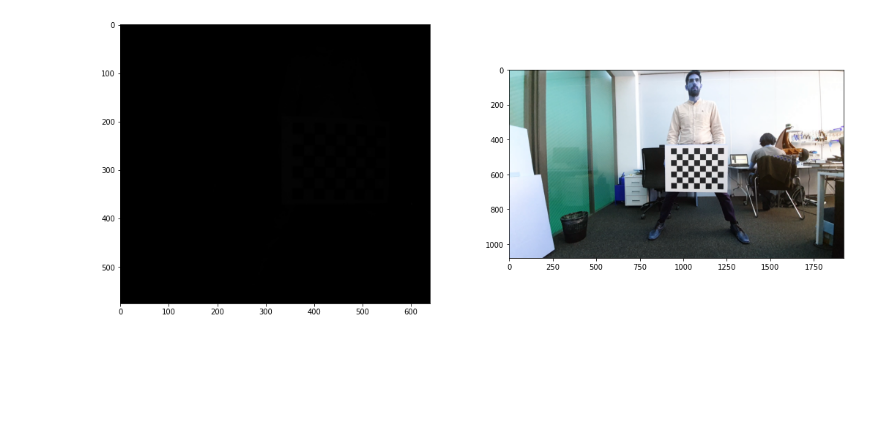
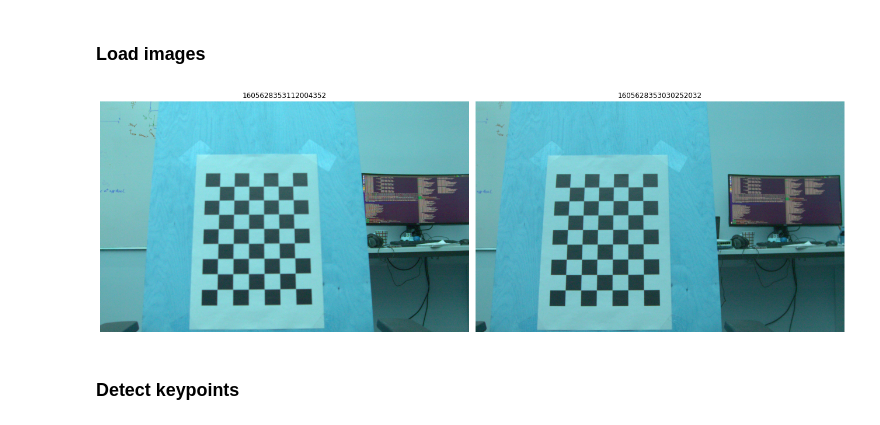
Before and after one commit to Marselka/CalibrationProject, a Jupyter notebook: extrinsics_calibration.ipynb, the cells around one changed output. Cells and saved outputs as stored; diff of their text form; code cells hidden in the pictures; blank space fills up the shorter version.

```diff
--- a/extrinsics_calibration.ipynb
+++ b/extrinsics_calibration.ipynb
@@ -51,3 +28,25 @@ for fn1, fn2 in zip(file_names1, file_names2):
+# %% [markdown]
+### Load images
+# %%
+# Be careful with the extension
+img_ext = '.jpg'
+# %%
+data_path1 = "/home/konstantin/datasets/bandeja-sequence/2020-11-17-18-52-32-chess/camera0"
+data_path2 = "/home/konstantin/datasets/bandeja-sequence/2020-11-17-18-52-32-chess/camera1"
+# %%
+# Deterime matching pairs using timestamps or if they are not in sync then you have to provide pairs manually
+timestamps1, timestamps2 = get_matching_pairs(data_path1, data_path2)
 # %%
-images1 = get_images(data_path1, file_name_list=file_names1)
-images2 = get_images(data_path2, file_name_list=file_names2)
+images1 = get_images(data_path1, period=4, file_name_list=[fn + img_ext for fn in timestamps1])
+images2 = get_images(data_path2, period=4, file_name_list=[fn + img_ext for fn in timestamps2])
+# %%
+idx = 0
+
+check_key1, check_key2 = timestamps1[idx], timestamps2[idx]
+
+plot_figures({check_key1: normalize_image(images1[check_key1 + img_ext]),
+              check_key2: images2[check_key2 + img_ext]}, 1, 2)
+# %% [output]
+[figure, added]
+# %% [markdown]
+### Detect keypoints
@@ -57,4 +58,0 @@ results2 = detect_keypoints(images2, pattern_size, edge_length)
-# %%
-draw_stereo_pair(images1, images2, 0, pair_dict)
-# %% [output]
-[figure, removed]
```
Also changed, not shown: parts of 18 cells of this notebook, 30 other files.
